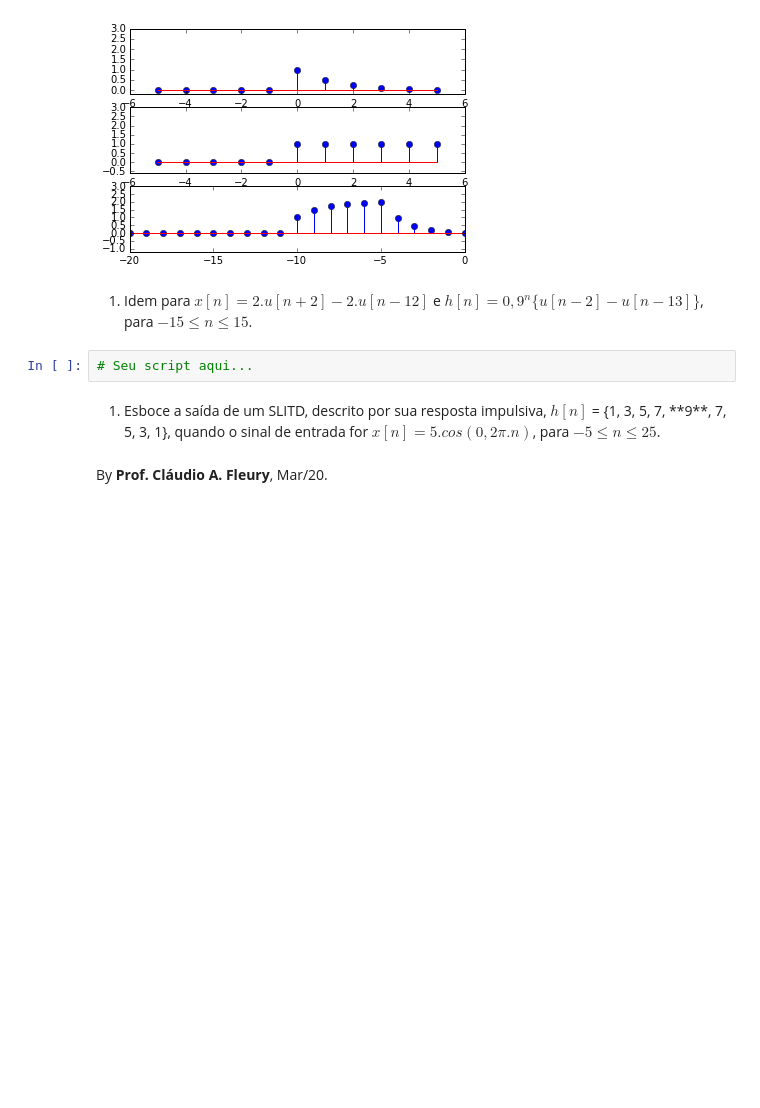
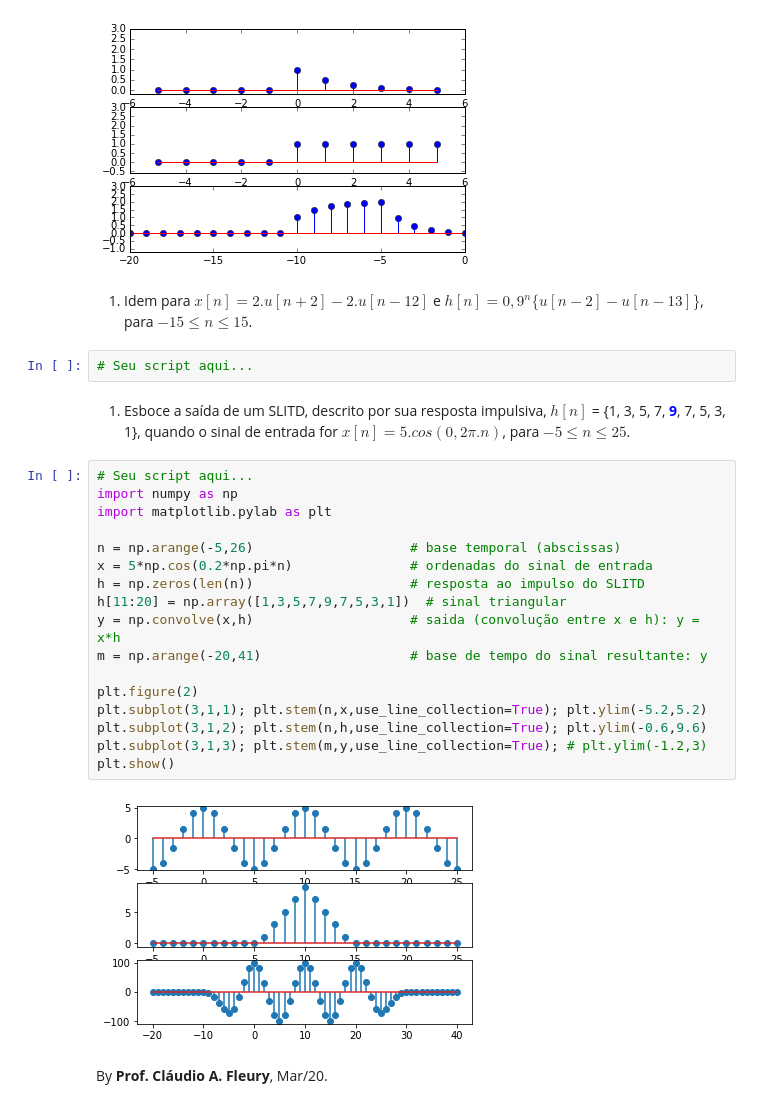
Before and after one commit to kaw19/linear_systems, a Jupyter notebook: 02 conv/SL_Lab_02_Convolucao.ipynb, the cells around one changed output. Cells and saved outputs as stored; diff of their text form; blank space fills up the shorter version.

```diff
--- a/02 conv/SL_Lab_02_Convolucao.ipynb
+++ b/02 conv/SL_Lab_02_Convolucao.ipynb
@@ -237,6 +237,25 @@ plt.show()
 # %%
 # Seu script aqui...
 # %% [markdown]
-<ol><li value=4>Esboce a saída de um SLITD, descrito por sua resposta impulsiva, $h[n]$ = {1, 3, 5, 7, **9**, 7, 5, 3, 1}, quando o sinal de entrada for $x[n]=5.cos(0,2\pi.n)$, para $-5 \leq n \leq 25$.</ol>
+<ol><li value=4>Esboce a saída de um SLITD, descrito por sua resposta impulsiva, $h[n]$ = {1, 3, 5, 7, <span style="color:#0000FF;"><b>9</b></span>, 7, 5, 3, 1}, quando o sinal de entrada for $x[n]=5.cos(0,2\pi.n)$, para $-5 \leq n \leq 25$.</ol>
+# %%
+# Seu script aqui...
+import numpy as np
+import matplotlib.pylab as plt
+
+n = np.arange(-5,26)                    # base temporal (abscissas)
+x = 5*np.cos(0.2*np.pi*n)               # ordenadas do sinal de entrada
+h = np.zeros(len(n))                    # resposta ao impulso do SLITD
+h[11:20] = np.array([1,3,5,7,9,7,5,3,1])  # sinal triangular
+y = np.convolve(x,h)                    # saida (convolução entre x e h): y = x*h
+m = np.arange(-20,41)                   # base de tempo do sinal resultante: y
+
+plt.figure(2)
+plt.subplot(3,1,1); plt.stem(n,x,use_line_collection=True); plt.ylim(-5.2,5.2)
+plt.subplot(3,1,2); plt.stem(n,h,use_line_collection=True); plt.ylim(-0.6,9.6)
+plt.subplot(3,1,3); plt.stem(m,y,use_line_collection=True); # plt.ylim(-1.2,3)
+plt.show()
+# %% [output]
+[figure, added]
 # %% [markdown]
 By **Prof. Cláudio A. Fleury**, Mar/20.
```
Also changed, not shown: parts of 7 cells of this notebook.
